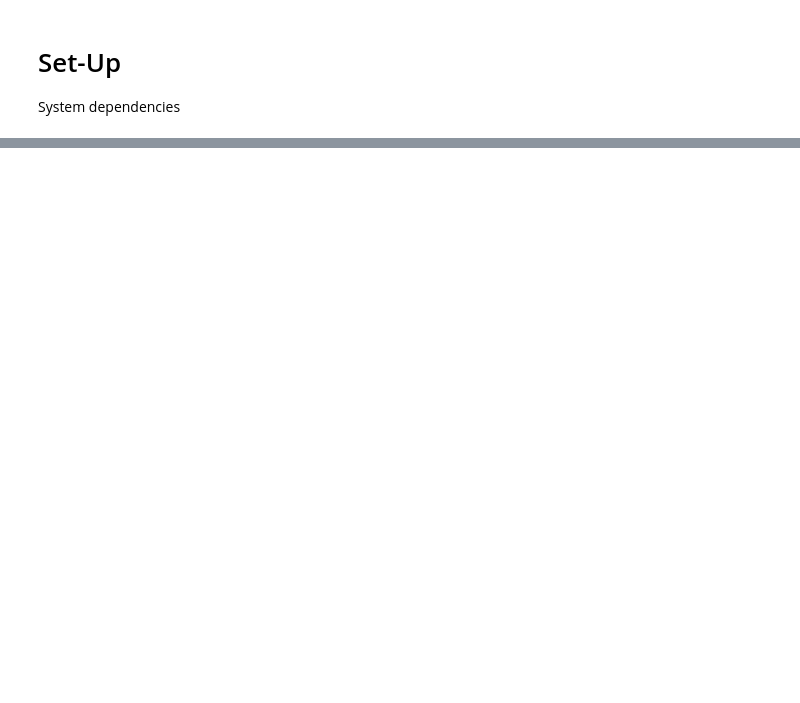
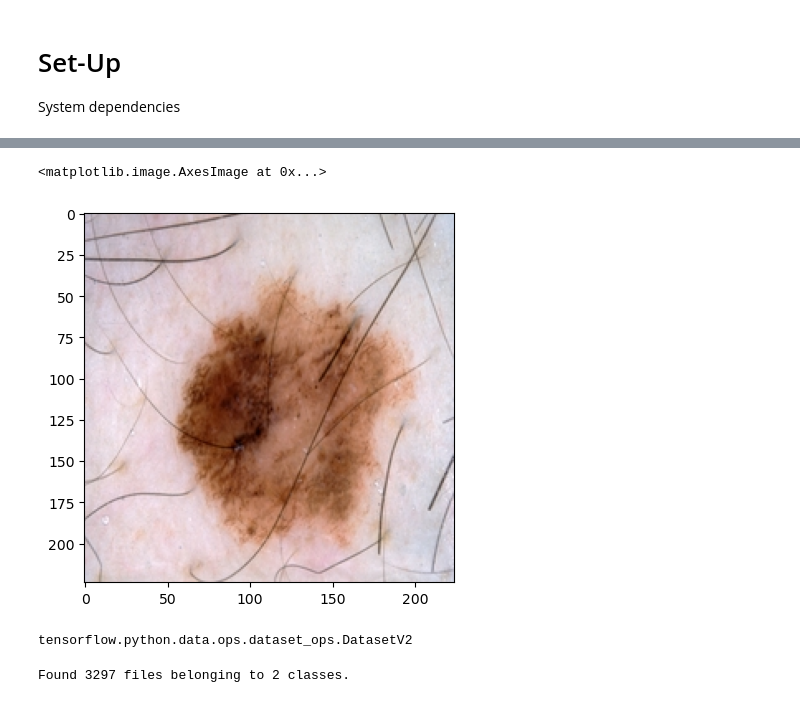
Before and after one commit to shilohchiu/Byte-Me, a Jupyter notebook: model.ipynb, the cells around one changed output, grey strips where cells are left out. Cells and saved outputs as stored; diff of their text form; code cells hidden in the pictures; blank space fills up the shorter version.

Commit message:
- continued outlining learning model - figured out what flags (0 or 1) is benign or malignent

```diff
--- a/model.ipynb
+++ b/model.ipynb
@@ -38,7 +80,10 @@ for image_class in os.listdir(data_dir):
 # %%
-# cv2.imread(os.path.join('data', 'malignant', '267.png'))
+img = cv2.imread(os.path.join('data', 'malignant', '267.jpg'))
 # type(img) numpy array
 # img.shape # 3 means is is a colored image long x high
-# plt.imshow(cv2.cvtColor(img, cv2.COLOR_BGR2RGB))
+plt.imshow(cv2.cvtColor(img, cv2.COLOR_BGR2RGB)) # this will display img
+# %% [output]
+<matplotlib.image.AxesImage at 0x...>
+[figure, added]
 # %%
 for image_class in os.listdir(data_dir):
@@ -55,0 +101,5 @@ for image_class in os.listdir(data_dir):
+# %%
+tf.data.Dataset # allows us to build data pipelines
+# uses Keras utility
+# %% [output]
+tensorflow.python.data.ops.dataset_ops.DatasetV2
@@ -55,0 +108,5 @@ for image_class in os.listdir(data_dir):
+# %%
+data = tf.keras.utils.image_dataset_from_directory('data')
+# builds image data set and performs preprocessing
+# %% [output]
+Found 3297 files belonging to 2 classes.
```
Also changed, not shown: parts of 9 cells of this notebook, 4 other files.
